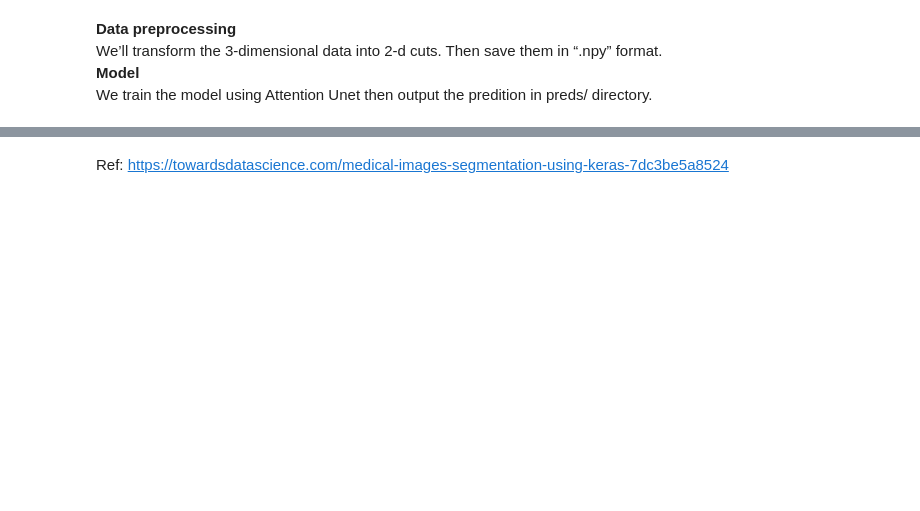
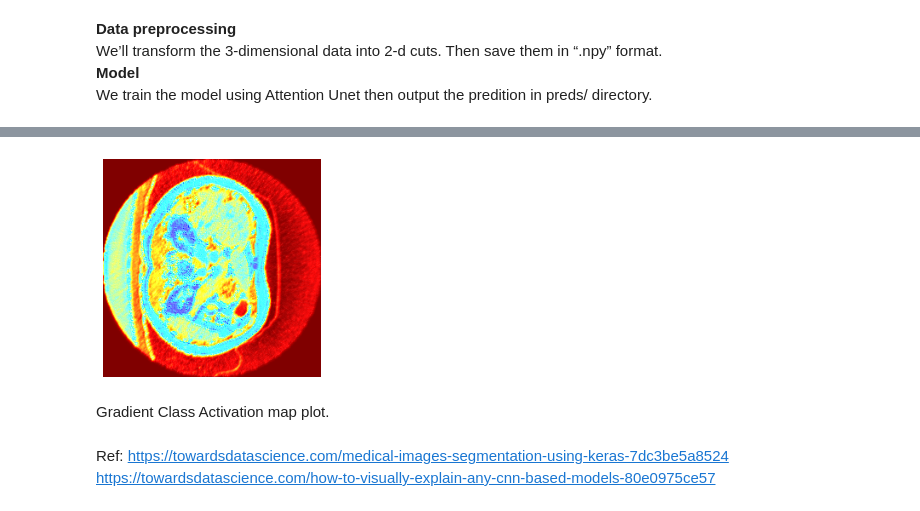
Before and after one commit to dautroc1/Medical-segmentation, a Jupyter notebook: MedicalSegmentation.ipynb, the cells around one changed output, grey strips where cells are left out. Saved outputs shown, nothing was run; the diff lists cells and outputs as text; code cells hidden in the pictures; blank space fills up the shorter version.

```diff
--- a/MedicalSegmentation.ipynb
+++ b/MedicalSegmentation.ipynb
@@ -321,0 +342,11 @@ plt.show()
+# %%
+import tensorflow as tf
+Net=attention_unet()
+model=Net.build_unet()
+model.load_weights('weights.h5', by_name=True)
+gb_model = tf.keras.models.Model(
+    inputs = [model.inputs],
+    outputs = [model.get_layer("lastconv").output]
+)
+
+layer_dict = [layer for layer in gb_model.layers[1:] if hasattr(layer,'activation')]
@@ -322,2 +372,34 @@ plt.show()
+# %%
+for layer in layer_dict:
+  if layer.activation == tf.keras.activations.relu:
+    layer.activation = guidedRelu
+with tf.GradientTape() as tape:
+ inputs = tf.cast(preprocessed_input, tf.float32)
+ tape.watch(inputs)
+ outputs = gb_model(inputs)[0]
+grads = tape.gradient(outputs,inputs)[0]
+# %%
+from skimage.transform import resize
+import matplotlib.pyplot as plt
+import cv2
+
+weights = tf.reduce_mean(grads, axis=(0, 1))
+grad_cam = np.ones(outputs.shape[0: 2], dtype = np.float32)
+for i, w in enumerate(weights):
+    grad_cam += w * outputs[:, :, i]
+grad_cam_img = cv2.resize(grad_cam.numpy(), (256, 256))
+grad_cam_img = np.maximum(grad_cam_img, 0)
+heatmap = (grad_cam_img - grad_cam_img.min()) / (grad_cam_img.max() - grad_cam_img.min())
+grad_cam_img = cv2.applyColorMap(np.uint8(255*heatmap), cv2.COLORMAP_JET)
+output_image = cv2.addWeighted(cv2.cvtColor(img.astype('uint8'), cv2.COLOR_RGB2BGR), 0.5, grad_cam_img, 1, 0)
+
+plt.imshow(output_image)
+plt.axis("off");
+plt.show()
+# %% [output]
+[figure, added]
+# %% [markdown]
+Gradient Class Activation map plot.
 # %% [markdown]
 Ref: https://towardsdatascience.com/medical-images-segmentation-using-keras-7dc3be5a8524
+https://towardsdatascience.com/how-to-visually-explain-any-cnn-based-models-80e0975ce57
```
Also changed, not shown: parts of 8 cells of this notebook.
